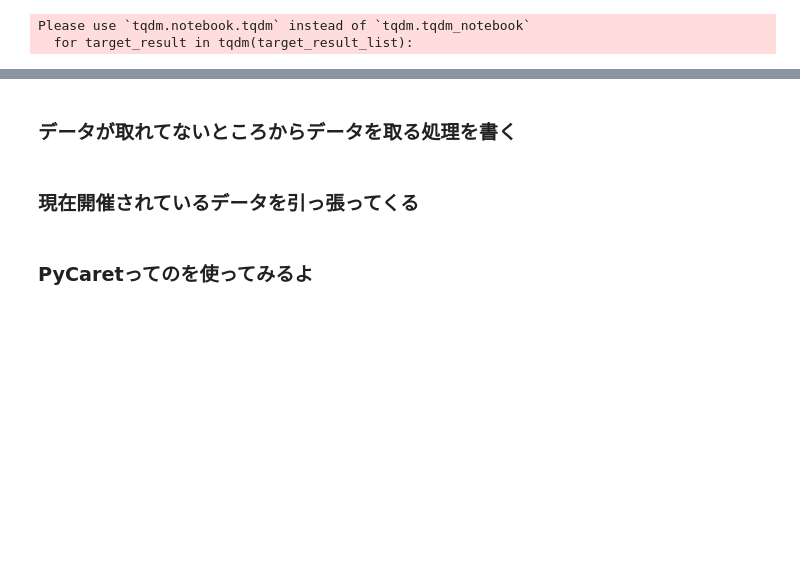
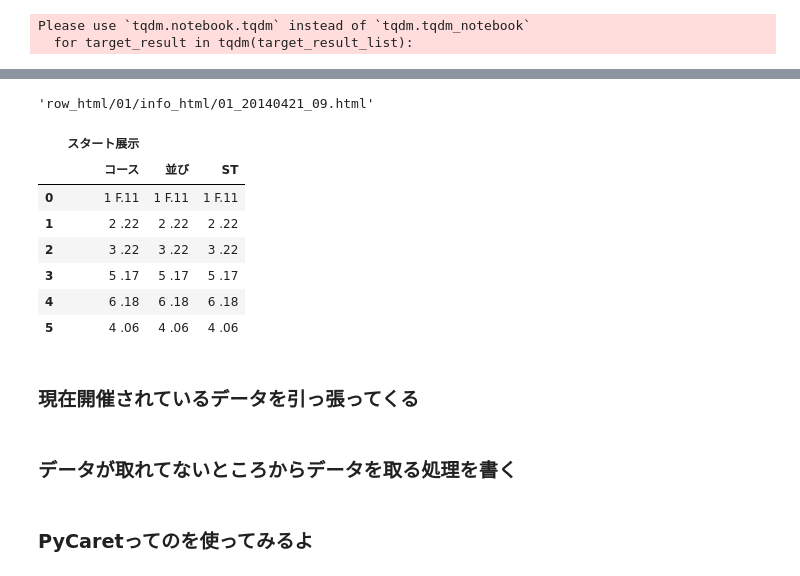
Before and after one commit to rakukanahoshi/kyoutei_AI, a Jupyter notebook: main.ipynb, the cells around one changed output, grey strips where cells are left out. Cells and saved outputs as stored; diff of their text form; code cells hidden in the pictures; blank space fills up the shorter version.

```diff
--- a/main.ipynb
+++ b/main.ipynb
@@ -344,9 +299,27 @@ display(main_result_dummy)
 | 3 | 01_20140102_01_04 | 2 |
 | 4 | 01_20140102_01_05 | 6 |
 | 5 | 01_20140102_01_06 | 1 |
+# %%
+display(main_info)
+# %% [output]
+'row_html/01/info_html/01_20140421_09.html'
+# %%
+dfs = pd.read_html(main_info, encoding="utf-8")
+display(dfs[2])
+
+#コース、タイム、
+# %% [output]
+|  | スタート展示 |  |  |
+|  | コース | 並び | ST |
+| 0 | 1 F.11 | 1 F.11 | 1 F.11 |
+| 1 | 2 .22 | 2 .22 | 2 .22 |
+| 2 | 3 .22 | 3 .22 | 3 .22 |
+| 3 | 5 .17 | 5 .17 | 5 .17 |
+| 4 | 6 .18 | 6 .18 | 6 .18 |
+| 5 | 4 .06 | 4 .06 | 4 .06 |
+# %% [markdown]
+### 現在開催されているデータを引っ張ってくる
 # %% [markdown]
 ### データが取れてないところからデータを取る処理を書く
-# %% [markdown]
-### 現在開催されているデータを引っ張ってくる
 # %% [markdown]
 ### PyCaretってのを使ってみるよ
```
Also changed, not shown: parts of 24 cells of this notebook.
